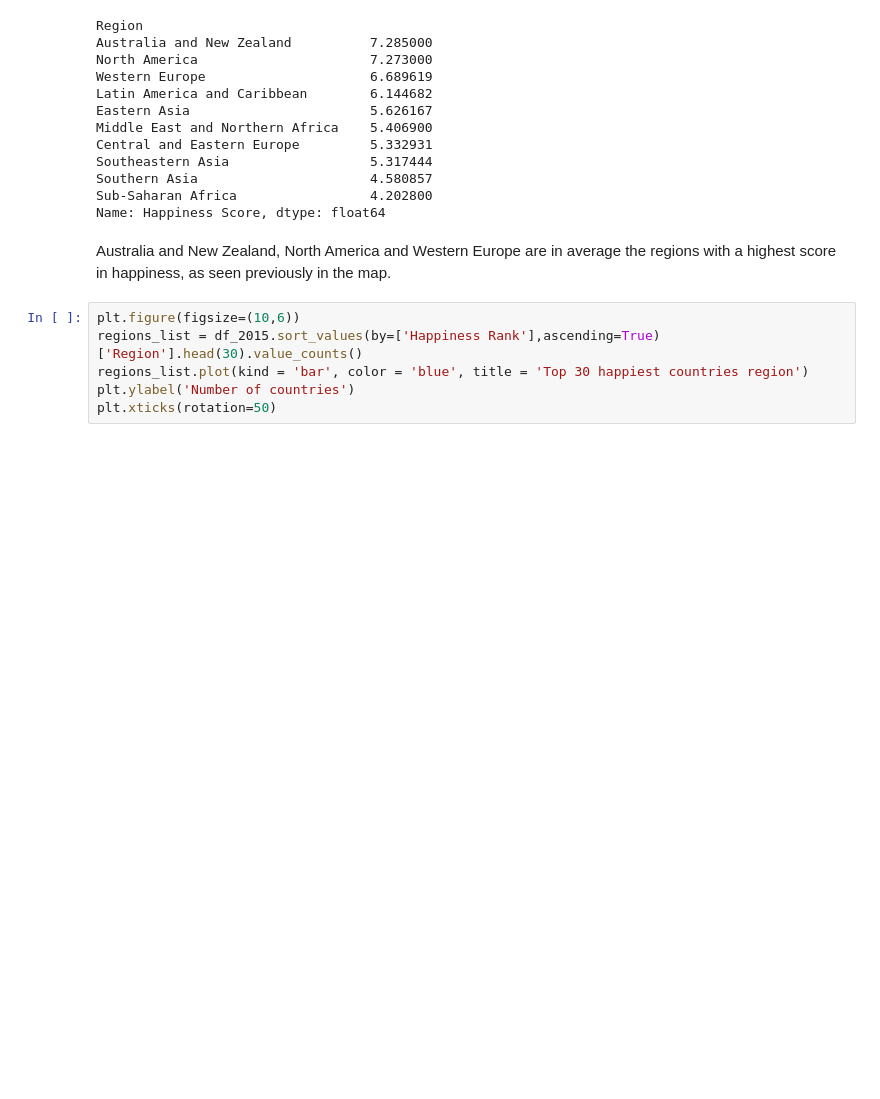
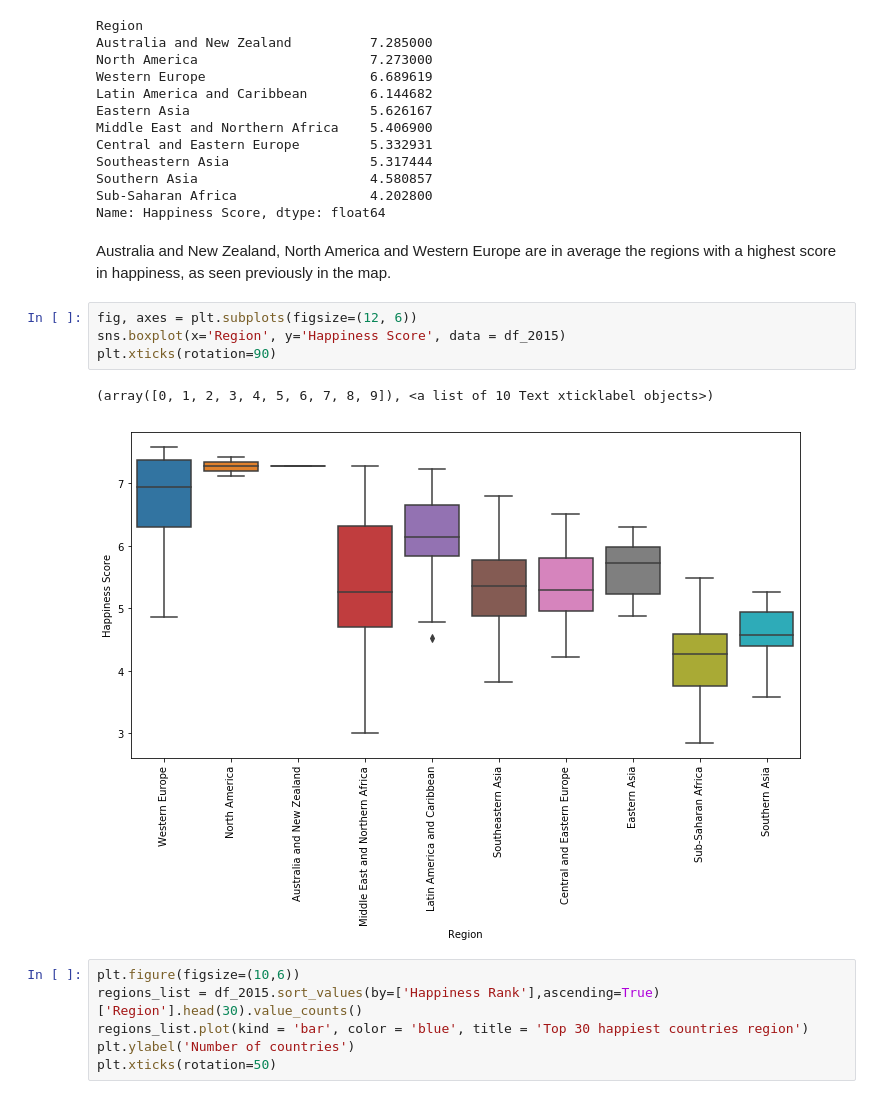
Before and after one commit to fsssa-iscteiulpt/FCD, a Jupyter notebook: Happiness.ipynb, the cells around one changed output. Saved outputs shown, nothing was run; the diff lists cells and outputs as text; blank space fills up the shorter version.

```diff
--- a/Happiness.ipynb
+++ b/Happiness.ipynb
@@ -313,6 +311,13 @@ Sub-Saharan Africa                 4.202800
 Name: Happiness Score, dtype: float64
 # %% [markdown]
 Australia and New Zealand, North America and Western Europe are in average the regions with a highest score in happiness, as seen previously in the map.
+# %%
+fig, axes = plt.subplots(figsize=(12, 6))
+sns.boxplot(x='Region', y='Happiness Score', data = df_2015)
+plt.xticks(rotation=90)
+# %% [output]
+(array([0, 1, 2, 3, 4, 5, 6, 7, 8, 9]), <a list of 10 Text xticklabel objects>)
+[figure, added]
 # %%
 plt.figure(figsize=(10,6))
 regions_list = df_2015.sort_values(by=['Happiness Rank'],ascending=True)['Region'].head(30).value_counts()
```
Also changed, not shown: parts of 14 cells of this notebook.
